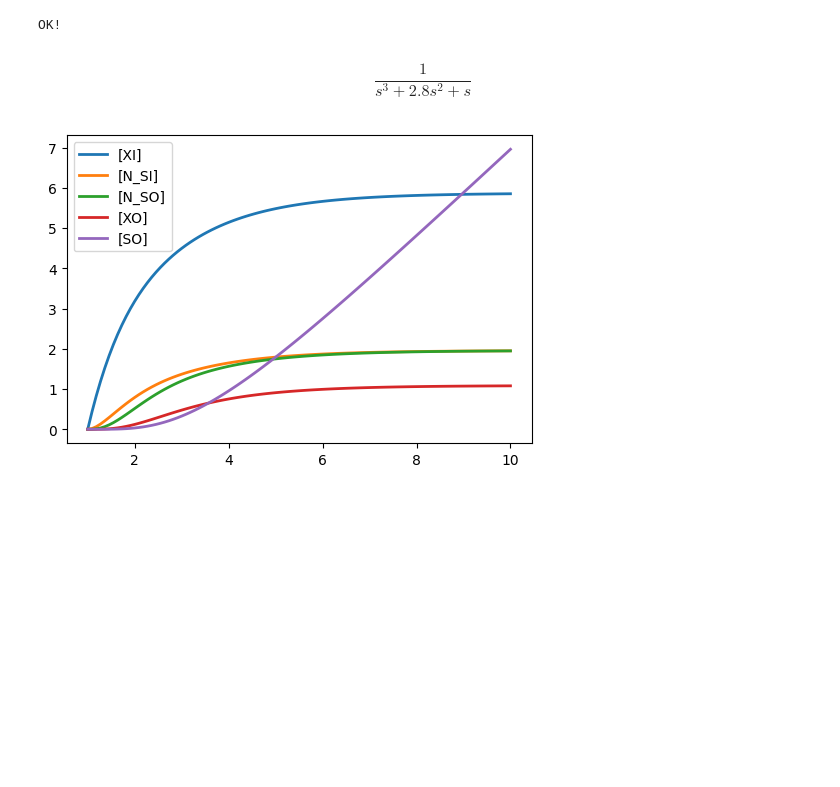
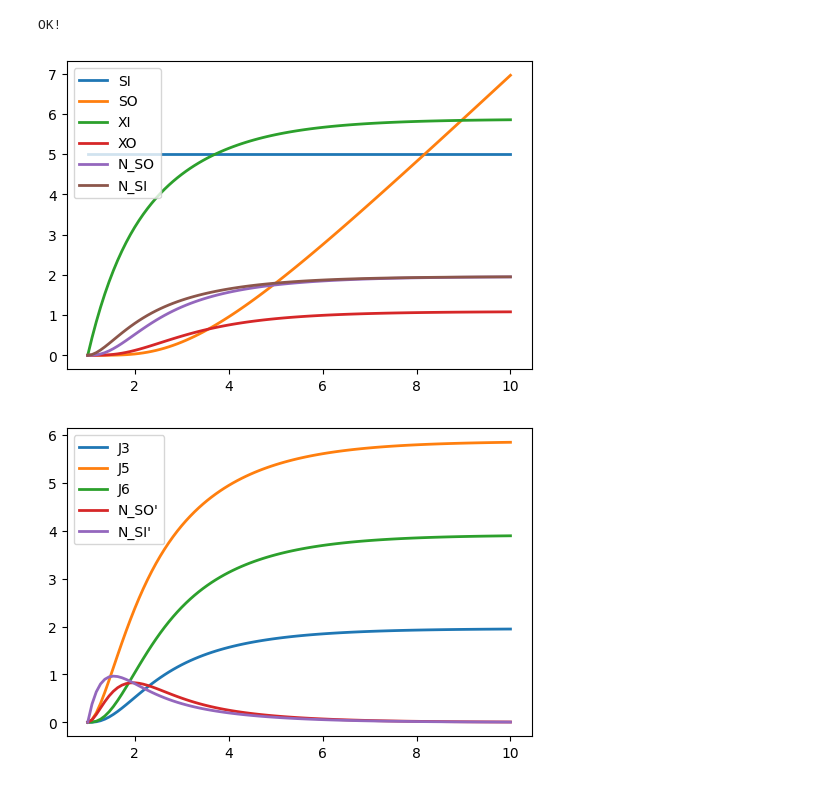
Before and after one commit to joseph-hellerstein/linear_reaction_networks, a Jupyter notebook: notebooks/Theory_Of_Approximate_Reaction_Networks.ipynb, the cells around one changed output. Drawn from its saved outputs; the diff is of its cells as text; code cells hidden in the pictures; blank space fills up the shorter version.

```diff
--- a/notebooks/Theory_Of_Approximate_Reaction_Networks.ipynb
+++ b/notebooks/Theory_Of_Approximate_Reaction_Networks.ipynb
@@ -270,5 +290,0 @@ Observe that:
-# %%
-#s (s + k^N_O + k_3) \lbrack s^2 + (k_2 + k_4 +k_5)s + (s + k^N_O ) (k_2 k_4 + k_2 k_ 5 - k_2 k_5  G(s))
-s, kn, k1, k2, k3, k4, k5, G = sp.symbols("s, kn, k1, k2, k3, k4, k5, G")
-expr = sp.Poly(s*(s + kn + k3) *(s**2 + (k2 + k4 +k5)*s + (s + kn)*(k2* k4 + k2* k5 - k2* k5*G)), s)
-sp.print_latex(expr)
@@ -396,7 +406,3 @@ assert(isinstance(tf, control.TransferFunction))
 print("OK!")
 # %% [output]
 OK!
-# %%
-tf
-# %% [output]
-$$\frac{1}{s^3 + 2.8 s^2 + s}$$
@@ -405,34 +409,39 @@ b
 # %%
 # The looped network is S1A -> S2A, S2A ->;
 model_loop = """
 model *main()
-// Boundary reactions
-$SI -> XI; k1*SI
-XI -> N_SI; k2*XI
-N_SO -> XO; k3*N_SO
-XO -> SO; k4*XO
+species XO;
+// Reactions external to looped network
+J__SI__XI: $SI -> XI; k1*SI
+J__XI__N_SI: XI -> N_SI; k2*XI
+J3: N_SO -> XO; k3*N_SO
+J4: XO -> SO; k4*XO
 // Looped network
-N_SI -> N_SO; kIO*N_SI
-N_SO -> ; kO*N_SO
+J5: N_SI -> N_SO; kIO*N_SI
+J6: N_SO -> ; kO*N_SO
 // Added reactions
-XO -> XI; k5*XO
+J7: XO -> XI; k5*XO
 SI =5
 N_SI = 0
 N_SO = 0
 SO = 0
 #
 k1 = 1
 k2 = 1
 k3 = 1
 k4 = 1
 k5 = 0.8
 kIO = 3
 kO = 2
-k = 3
 end
 """
 rr = te.loada(model_loop)
-rr.simulate(1, 10, 100)
+data_S = rr.simulate(1, 10, 100, selections=["time", "SI", "SO", "XI", "XO", "N_SO", "N_SI"])
 rr.plot()
+rr.reset()
+#rr.simulate(1, 10, 100, selections=["time", "J1", "J2", "J3", "J4", "J5", "J6", "J7"])
+data_J = rr.simulate(1, 10, 100, selections=["time", "J3", "J5", "J6", "N_SO'", "N_SI'"])
+rr.plot()
 # %% [output]
-[figure, old version]
+[figure, new version]
+[figure, added]
```
Also changed, not shown: parts of 18 cells of this notebook.
